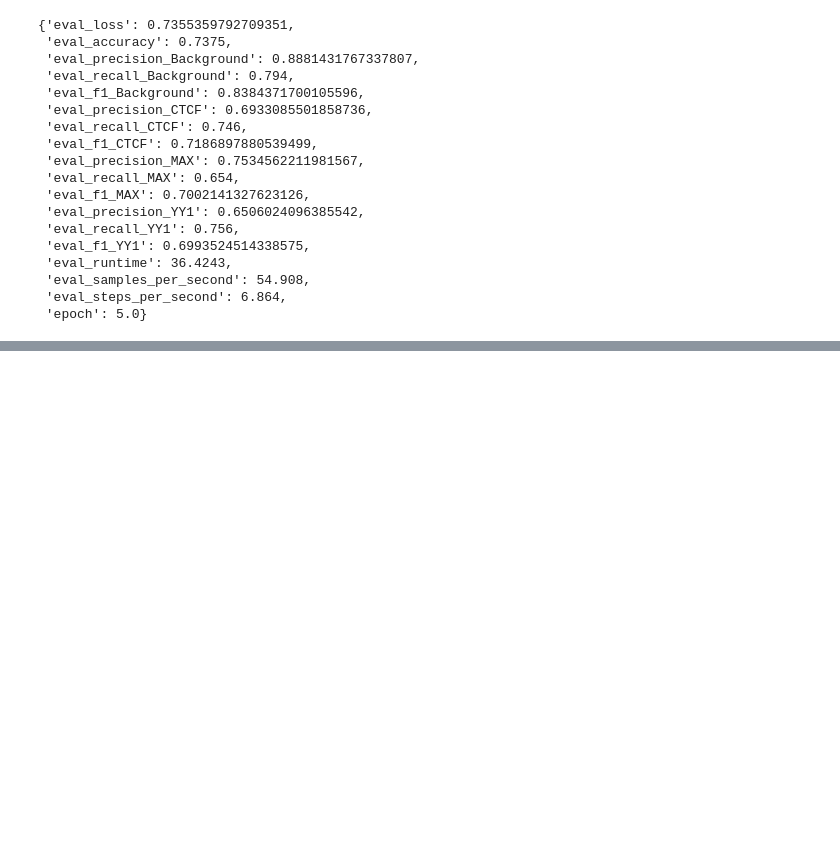
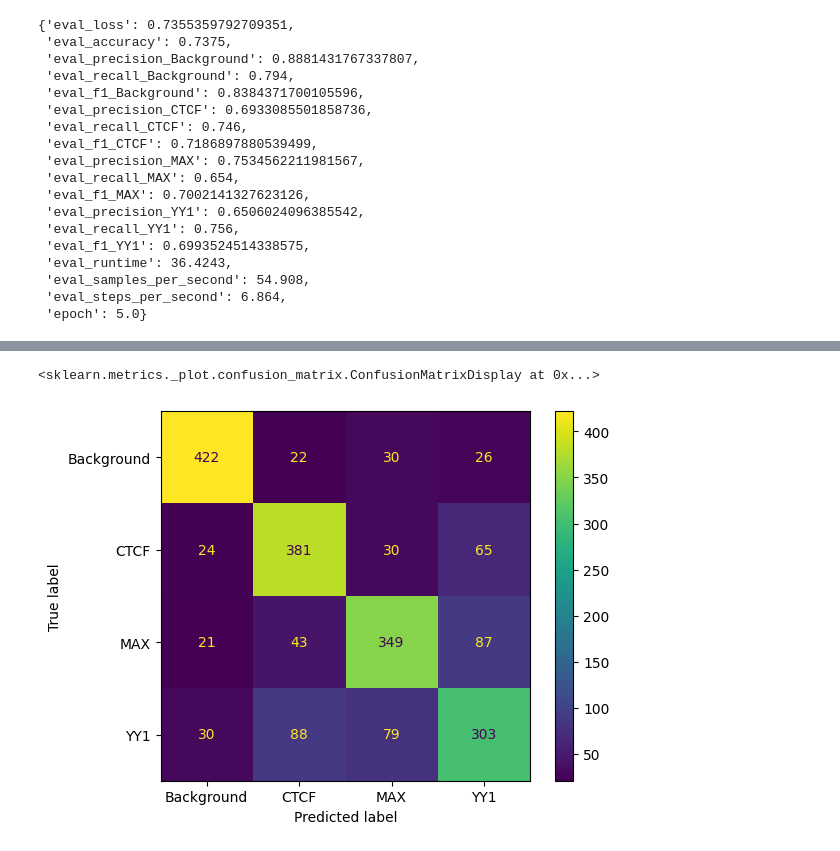
Before and after one commit to Jzaroli/Transformer-Transcription-Factors, a Jupyter notebook: TF_Project_Model & Evaluation.ipynb, the cells around one changed output, grey strips where cells are left out. Saved outputs shown, nothing was run; the diff lists cells and outputs as text; code cells hidden in the pictures; blank space fills up the shorter version.

```diff
--- a/TF_Project_Model & Evaluation.ipynb
+++ b/TF_Project_Model & Evaluation.ipynb
@@ -361,2 +403,16 @@ Precision YY1	          Recall YY1	          F1 YY1
 
 """
+# %%
+"""
+Confusion Matrix for 3-mer with 5 epochs
+"""
+preds = trainer.predict(val_ds)
+y_pred = preds.predictions.argmax(axis=1)
+
+from sklearn.metrics import ConfusionMatrixDisplay
+ConfusionMatrixDisplay.from_predictions(
+    y_val_enc,
+    y_pred,
+    display_labels=le.classes_
+)
+# %% [output]
@@ -362,0 +420,2 @@ Precision YY1	          Recall YY1	          F1 YY1
+<sklearn.metrics._plot.confusion_matrix.ConfusionMatrixDisplay at 0x...>
+[figure, added]
```
Also changed, not shown: parts of 12 cells of this notebook, 7 other files.
